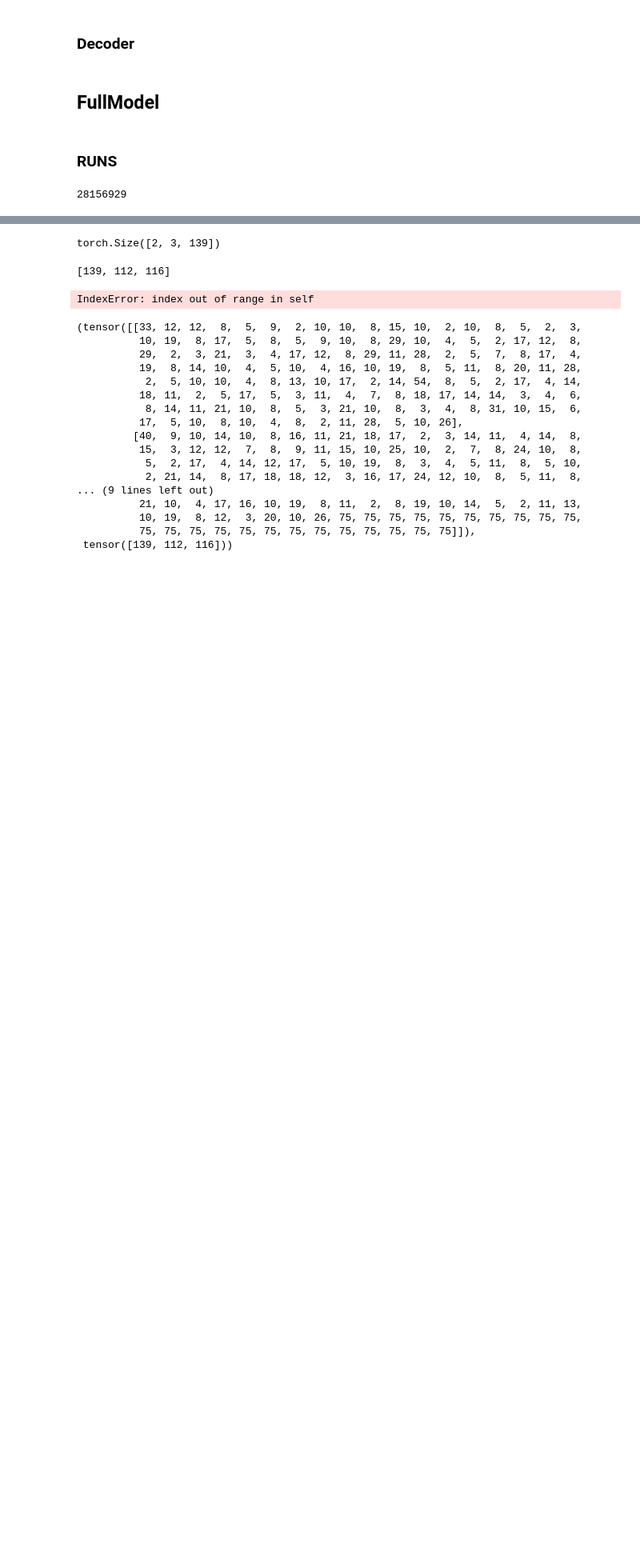
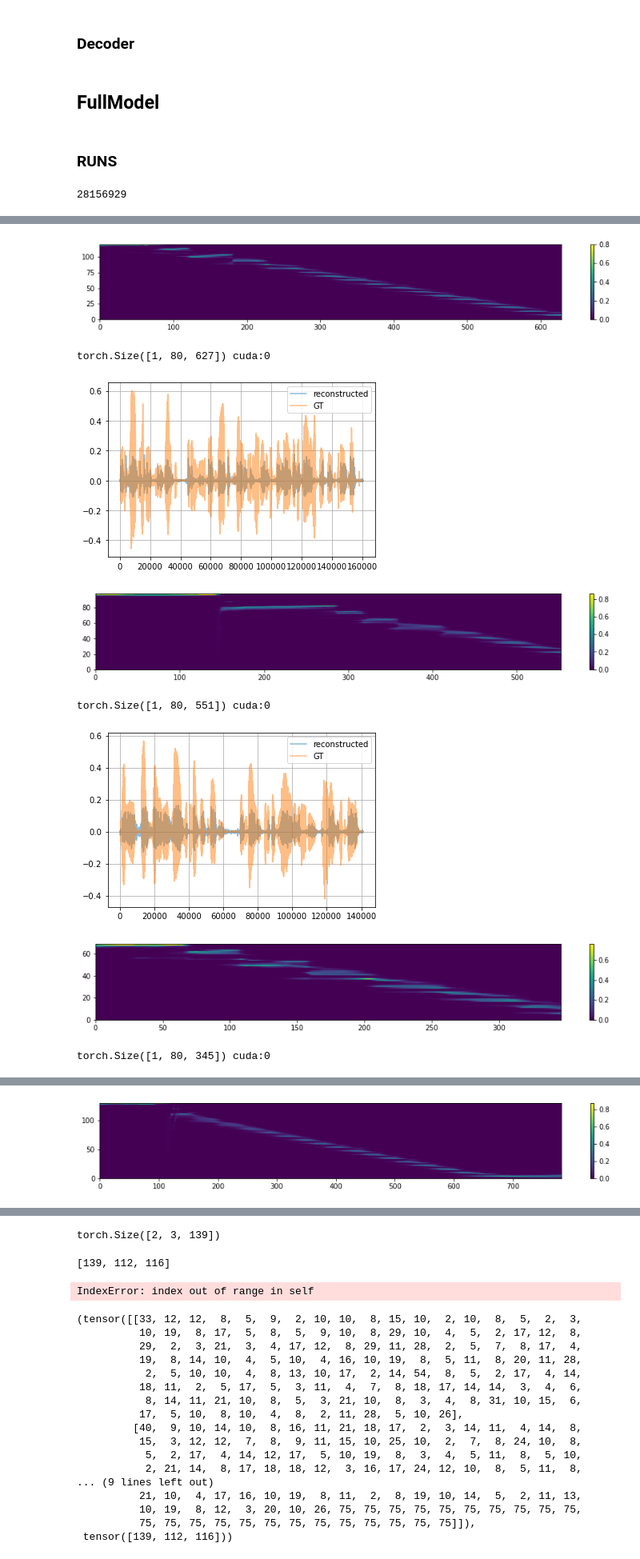
Before and after one commit to Kirili4ik/Tacotron2_TTS, a Jupyter notebook: dla-ht4-notebook.ipynb, the cells around one changed output, grey strips where cells are left out. Shown at 80% size. Cells and saved outputs as stored; diff of their text form; code cells hidden in the pictures; blank space fills up the shorter version.

```diff
--- a/dla-ht4-notebook.ipynb
+++ b/dla-ht4-notebook.ipynb
@@ -843,0 +880,3 @@ epoch num now will be 4
+# %%
+lens_1 = torch.Tensor([3, 2, 1])
+lens_2 = torch.Tensor([3, 4, 5])
@@ -843,0 +885,12 @@ epoch num now will be 4
+# %%
+for i, mat in enumerate(my_tensor):
+    first = (torch.arange((mat.size(0))).repeat(mat.size(1), 1) >= lens_1[i]).transpose(0, 1) # 5, 7. False = leave
+    first = ~first  # True = leave element not, False = delete
+
+    second = (torch.arange((mat.size(1))).repeat(mat.size(0), 1) >= lens_2[i])
+    second = ~second
+    print(first * second)
+
+    print(my_tensor[i] * (first * second))
+
+    print(lens_1[i], lens_2[i])
@@ -844,3 +921,3 @@ epoch num now will be 4
 # %%
-checkpoint = torch.load('taco4', map_location=device)
+checkpoint = torch.load('taco3', map_location=device)
 tacotron.load_state_dict(checkpoint['model_state_dict'])
@@ -846,0 +926,2 @@ tacotron.load_state_dict(checkpoint['model_state_dict'])
+# %%
+tacotron = tacotron.to(device)
@@ -847,7 +930,9 @@ tacotron.load_state_dict(checkpoint['model_state_dict'])
 # %%
-# tacotron.train()
-# make EVAL
-
+# make EVAL, but not prenet
+tacotron.eval()
+for name, module in tacotron.named_modules():
+    if 'prenet' in name:
+        module.train()
 
 for i, batch in tqdm(enumerate(val_loader)):
 
@@ -874,42 +959,57 @@ for i, batch in tqdm(enumerate(val_loader)):
 
 
     ### att_mat visualized
+    #for res in att_mat:
+    plt.figure(figsize=(15,2))
+    plt.pcolormesh(att_mat[0].cpu().detach().numpy())
+    plt.colorbar()
+    plt.show()
 
-    for res in att_mat:
-        plt.figure(figsize=(15,2))
-        plt.pcolormesh(res)
-        #plt.xlabel('Embedding Dimensions')
-        #plt.xlim((0, dimensions))
-        #plt.ylim((20, 0))
-        #plt.ylabel('Token Position')
-        plt.colorbar()
-        plt.show()
+    ### listen
+    print(post_output_mel.size(), post_output_mel.device)
+    reconstructed_wav = vocoder.inference(post_output_mel).cpu().detach().numpy()
+    plt.plot(reconstructed_wav.squeeze(), label='reconstructed', alpha=.5)
+    plt.plot(utt.cpu().detach().numpy().squeeze(), label='GT', alpha=.5)
+    plt.grid()
+    plt.legend()
+    plt.show()
+    display.Audio(reconstructed_wav.squeeze(), rate=22050)
+    display.Audio(utt.cpu().detach().numpy().squeeze(), rate=22050)
 
 
     ### Losses
     # умножить на маску и вход и выход, чтобы нули где пады были
     output_mels = output_mels * nullify_mask
     true_mels = true_mels * nullify_mask
     L_pre  = F.mse_loss(output_mels, true_mels)             # true mel now
 
 
 
     # masking for CE
     # CE mask 1 less all than lens
     ce_mask = torch.arange(max_true_mel_len).repeat(utt.size(0), 1) >= (true_mel_lens).unsqueeze(1)
     ce_mask = ce_mask.to(device)
     zeros = torch.zeros((utt.size(0), max_true_mel_len)).to(device)
     exit_CE_ans = zeros.masked_fill(ce_mask, 1)
 
     L_exit = F.binary_cross_entropy(output_exits, exit_CE_ans)   ####### true is exit or not
 
 
     post_output_mel = post_output_mel * nullify_mask
     L_post = F.mse_loss(post_output_mel, true_mels)
 
     L_guided = (att_mat*W_loss_mat(att_mat.size()).to(device)).sum(dim=1).sum(dim=1).mean()
 
     loss = L_pre + L_exit + L_post + L_guided
 
-    wandb.log({'val_loss':loss,
-               'pre_val':L_pre.item(), 'exit_val':L_exit.item(), 'post_val':L_post.item(), 'guided_val':L_guided.item()})
+    #wandb.log({'val_loss':loss,
+    #           'pre_val':L_pre.item(), 'exit_val':L_exit.item(), 'post_val':L_post.item(), 'guided_val':L_guided.item()})
+# %% [output]
+[figure, added]
+torch.Size([1, 80, 627]) cuda:0
+[figure, added]
+[figure, added]
+torch.Size([1, 80, 551]) cuda:0
+[figure, added]
+[figure, added]
+torch.Size([1, 80, 345]) cuda:0
@@ -915,0 +1017 @@ for i, batch in tqdm(enumerate(val_loader)):
+[figure, added]
```
Also changed, not shown: parts of 21 cells of this notebook.
